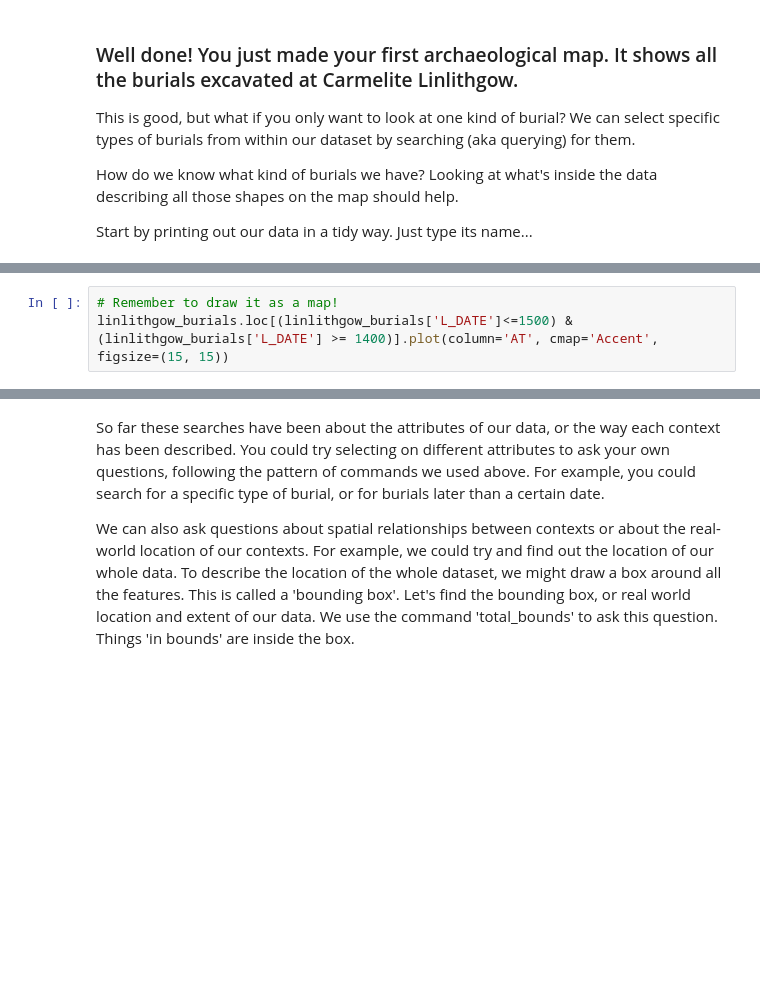
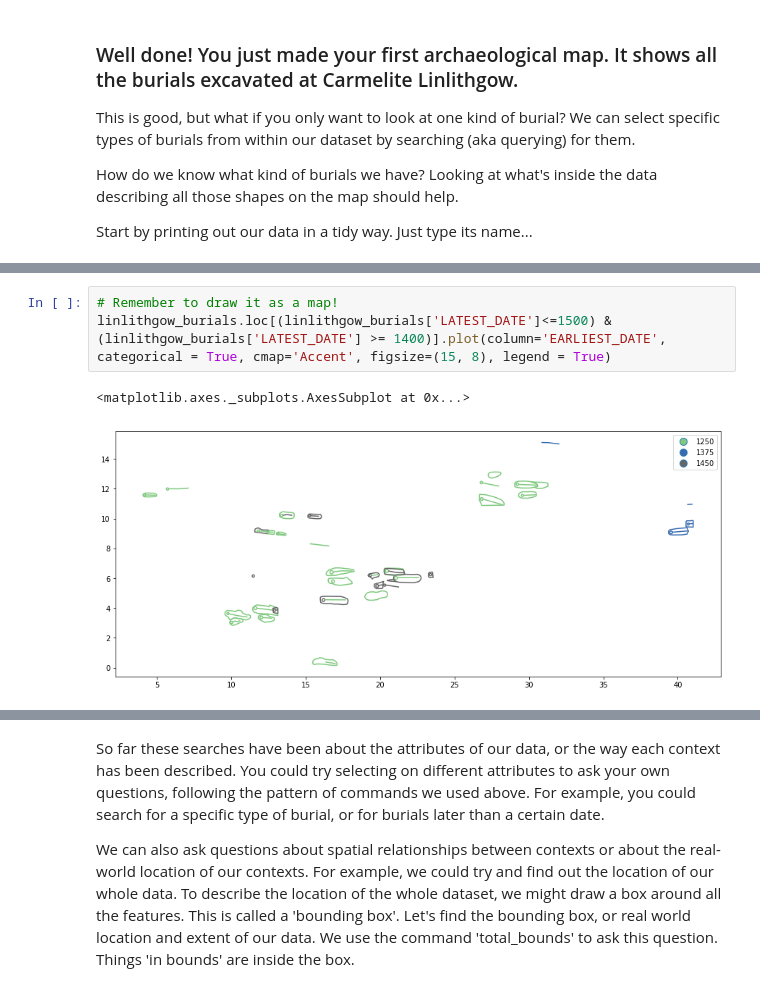
Before and after one commit to ropitz/spatialarchaeology, a Jupyter notebook: linlithgow_spatial.ipynb, the cells around one changed output, grey strips where cells are left out. Drawn from its saved outputs; the diff is of its cells as text; blank space fills up the shorter version.

```diff
--- a/linlithgow_spatial.ipynb
+++ b/linlithgow_spatial.ipynb
@@ -118,3 +215,6 @@ linlithgow_burials.loc[(linlithgow_burials['L_DATE']<=1500) & (linlithgow_burial
 # %%
 # Remember to draw it as a map!
-linlithgow_burials.loc[(linlithgow_burials['L_DATE']<=1500) & (linlithgow_burials['L_DATE'] >= 1400)].plot(column='AT', cmap='Accent', figsize=(15, 15))
+linlithgow_burials.loc[(linlithgow_burials['LATEST_DATE']<=1500) & (linlithgow_burials['LATEST_DATE'] >= 1400)].plot(column='EARLIEST_DATE', categorical = True, cmap='Accent', figsize=(15, 8), legend = True)
+# %% [output]
+<matplotlib.axes._subplots.AxesSubplot at 0x...>
+[figure, added]
```
Also changed, not shown: parts of 31 cells of this notebook.
